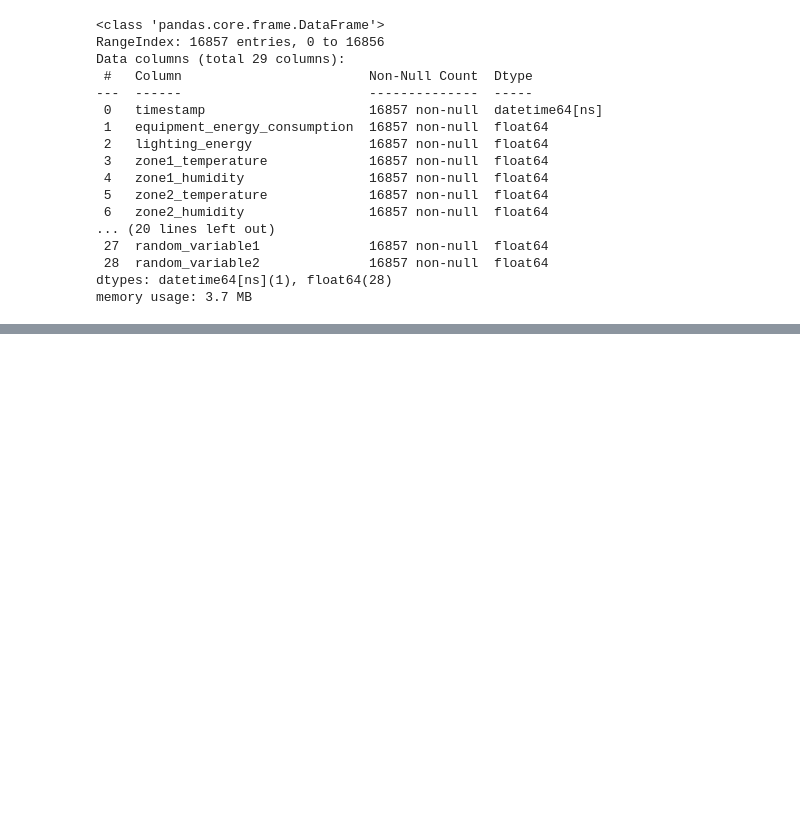
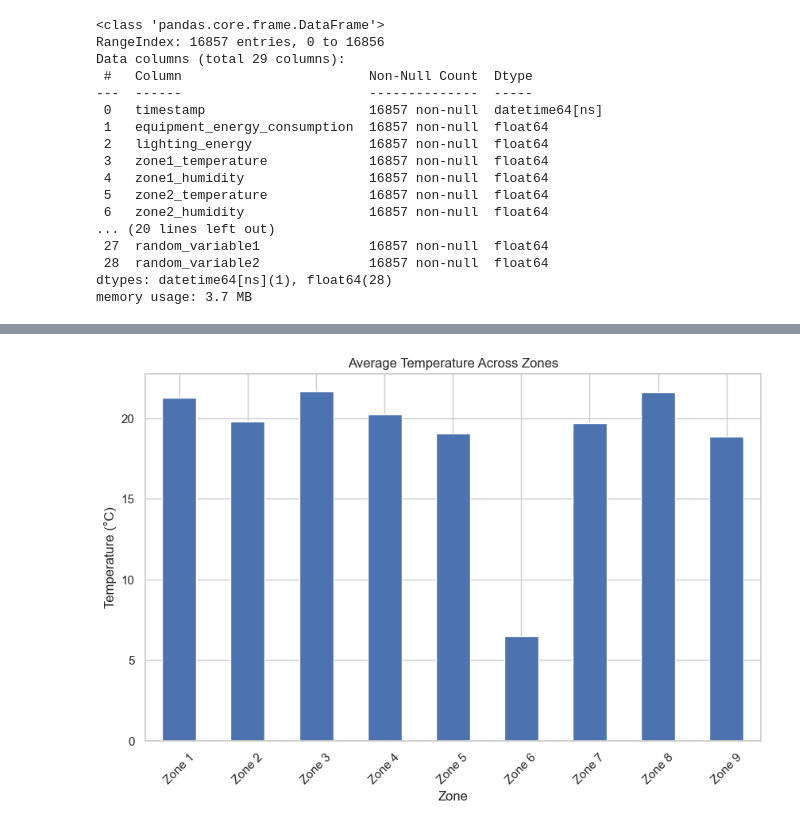
Before and after one commit to Sum000/DS-Intern-Assignment-Sumit_Behera, a Jupyter notebook: Assignment_solution.ipynb, the cells around one changed output, grey strips where cells are left out. Cells and saved outputs as stored; diff of their text form; code cells hidden in the pictures; blank space fills up the shorter version.

```diff
--- a/Assignment_solution.ipynb
+++ b/Assignment_solution.ipynb
@@ -190,0 +282,18 @@ memory usage: 3.7 MB
+# %%
+# Zone-wise temperature and humidity analysis
+# Aggregating average temperature and humidity per zone
+zone_temp_cols = [f'zone{i}_temperature' for i in range(1, 10)]
+zone_hum_cols = [f'zone{i}_humidity' for i in range(1, 10)]
+zone_temps = data[zone_temp_cols].mean()
+zone_hums = data[zone_hum_cols].mean()
+# %%
+# Plotting average temperature per zone
+plt.figure(figsize=(10, 6))
+zone_temps.plot(kind='bar')
+plt.title('Average Temperature Across Zones')
+plt.xlabel('Zone')
+plt.ylabel('Temperature (°C)')
+plt.xticks(ticks=range(9), labels=[f'Zone {i+1}' for i in range(9)], rotation=45)
+plt.show()
+# %% [output]
+[figure, added]
```
Also changed, not shown: parts of 28 cells of this notebook.
